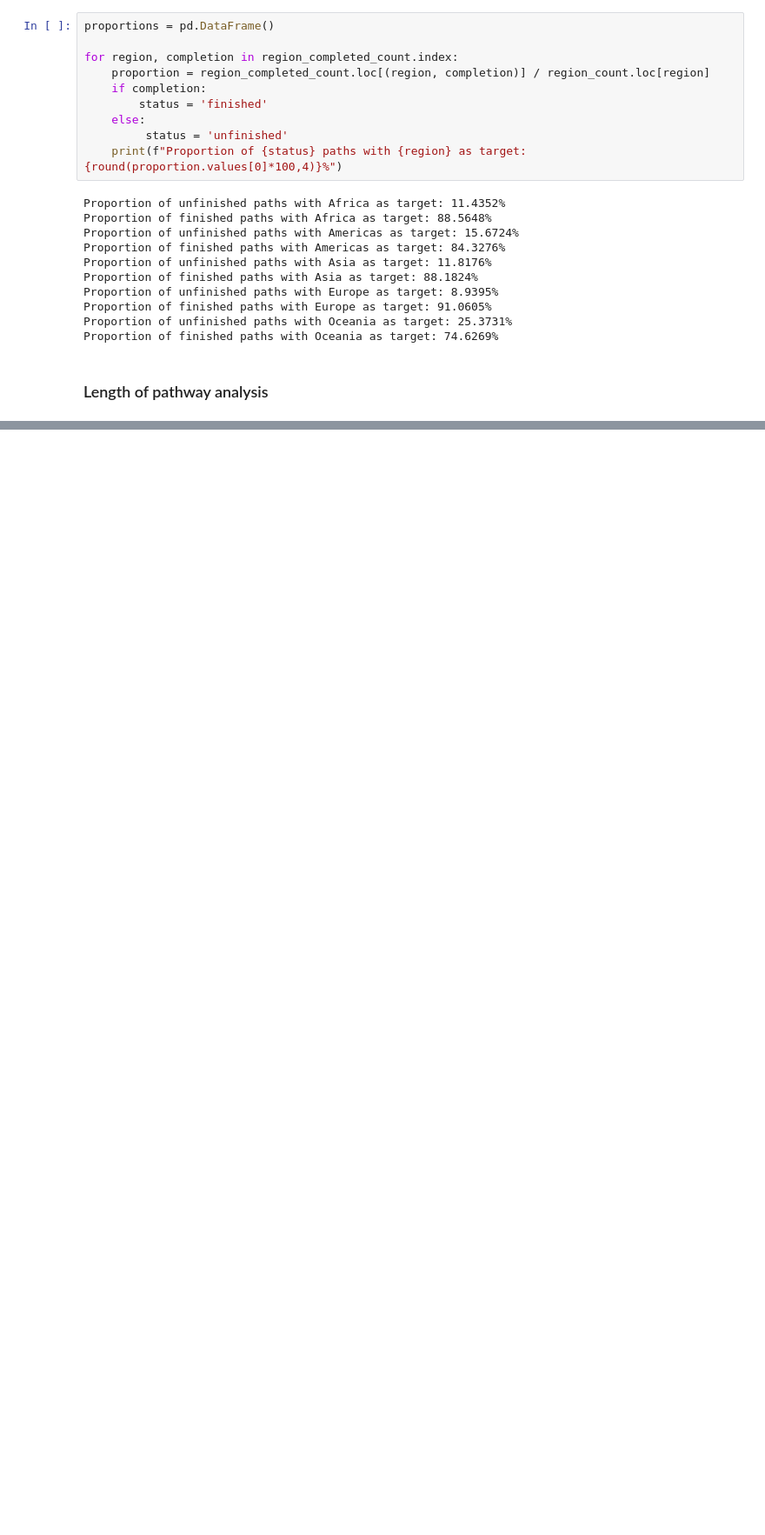
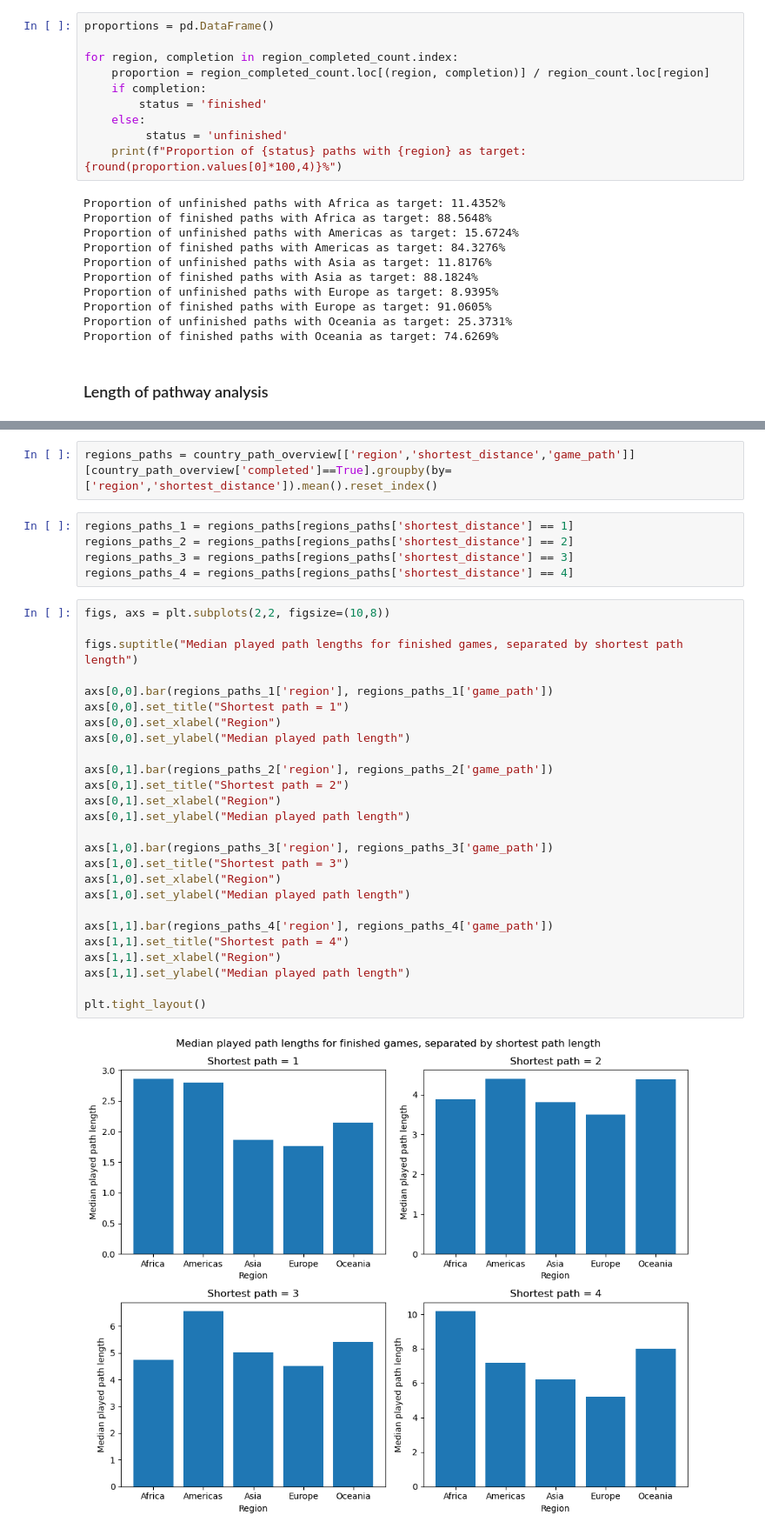
Before and after one commit to epfl-ada/ada-2023-project-jellyfish401, a Jupyter notebook: P222.ipynb, the cells around one changed output, grey strips where cells are left out. Shown at 87% size. Cells and saved outputs as stored; diff of their text form; blank space fills up the shorter version.

Commit message:
plot added for path lengths

```diff
--- a/P222.ipynb
+++ b/P222.ipynb
@@ -390,0 +375,35 @@ country_path_overview
+# %%
+regions_paths = country_path_overview[['region','shortest_distance','game_path']][country_path_overview['completed']==True].groupby(by=['region','shortest_distance']).mean().reset_index()
+# %%
+regions_paths_1 = regions_paths[regions_paths['shortest_distance'] == 1]
+regions_paths_2 = regions_paths[regions_paths['shortest_distance'] == 2]
+regions_paths_3 = regions_paths[regions_paths['shortest_distance'] == 3]
+regions_paths_4 = regions_paths[regions_paths['shortest_distance'] == 4]
+# %%
+figs, axs = plt.subplots(2,2, figsize=(10,8))
+
+figs.suptitle("Median played path lengths for finished games, separated by shortest path length")
+
+axs[0,0].bar(regions_paths_1['region'], regions_paths_1['game_path'])
+axs[0,0].set_title("Shortest path = 1")
+axs[0,0].set_xlabel("Region")
+axs[0,0].set_ylabel("Median played path length")
+
+axs[0,1].bar(regions_paths_2['region'], regions_paths_2['game_path'])
+axs[0,1].set_title("Shortest path = 2")
+axs[0,1].set_xlabel("Region")
+axs[0,1].set_ylabel("Median played path length")
+
+axs[1,0].bar(regions_paths_3['region'], regions_paths_3['game_path'])
+axs[1,0].set_title("Shortest path = 3")
+axs[1,0].set_xlabel("Region")
+axs[1,0].set_ylabel("Median played path length")
+
+axs[1,1].bar(regions_paths_4['region'], regions_paths_4['game_path'])
+axs[1,1].set_title("Shortest path = 4")
+axs[1,1].set_xlabel("Region")
+axs[1,1].set_ylabel("Median played path length")
+
+plt.tight_layout()
+# %% [output]
+[figure, added]
```
Also changed, not shown: parts of 1 cell of this notebook.
